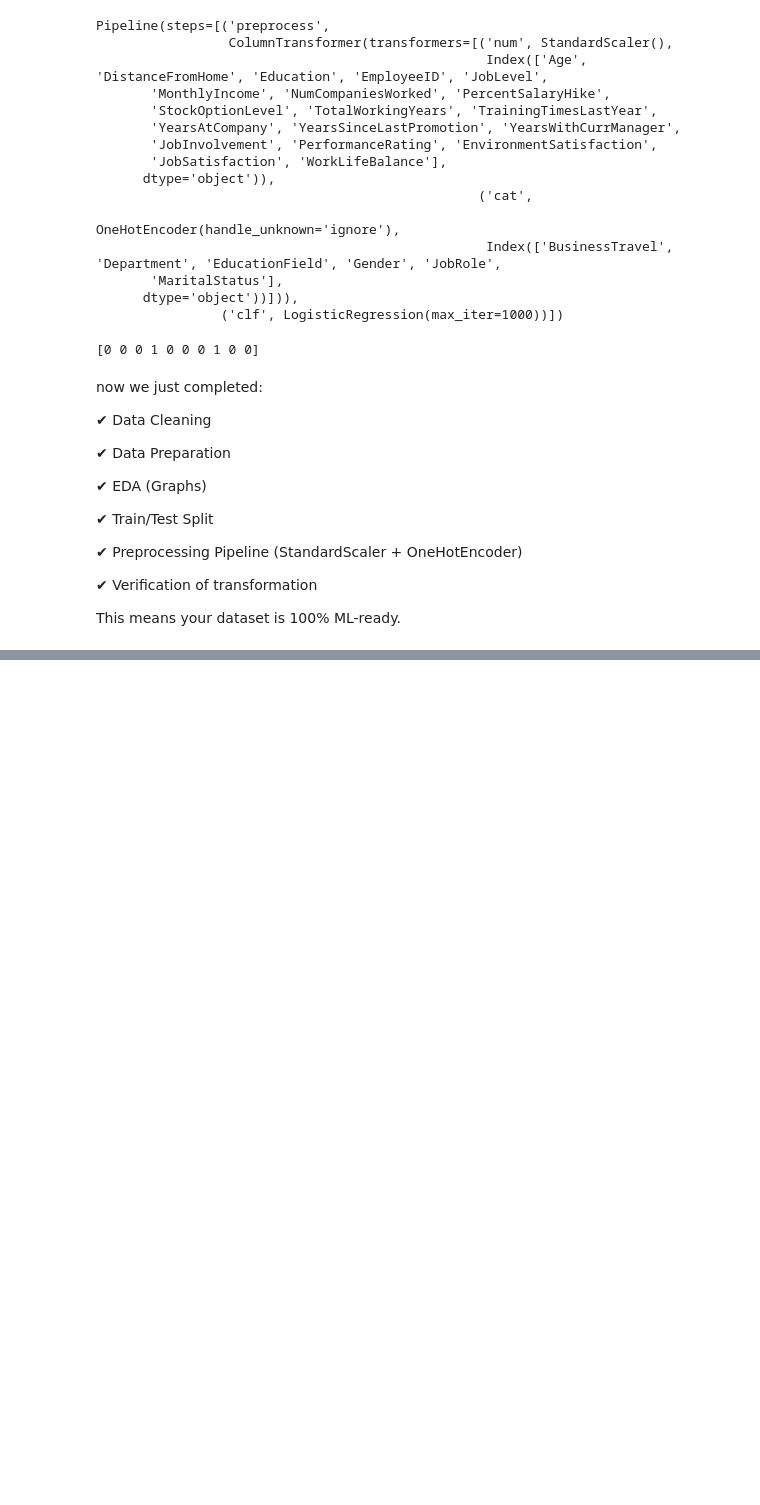
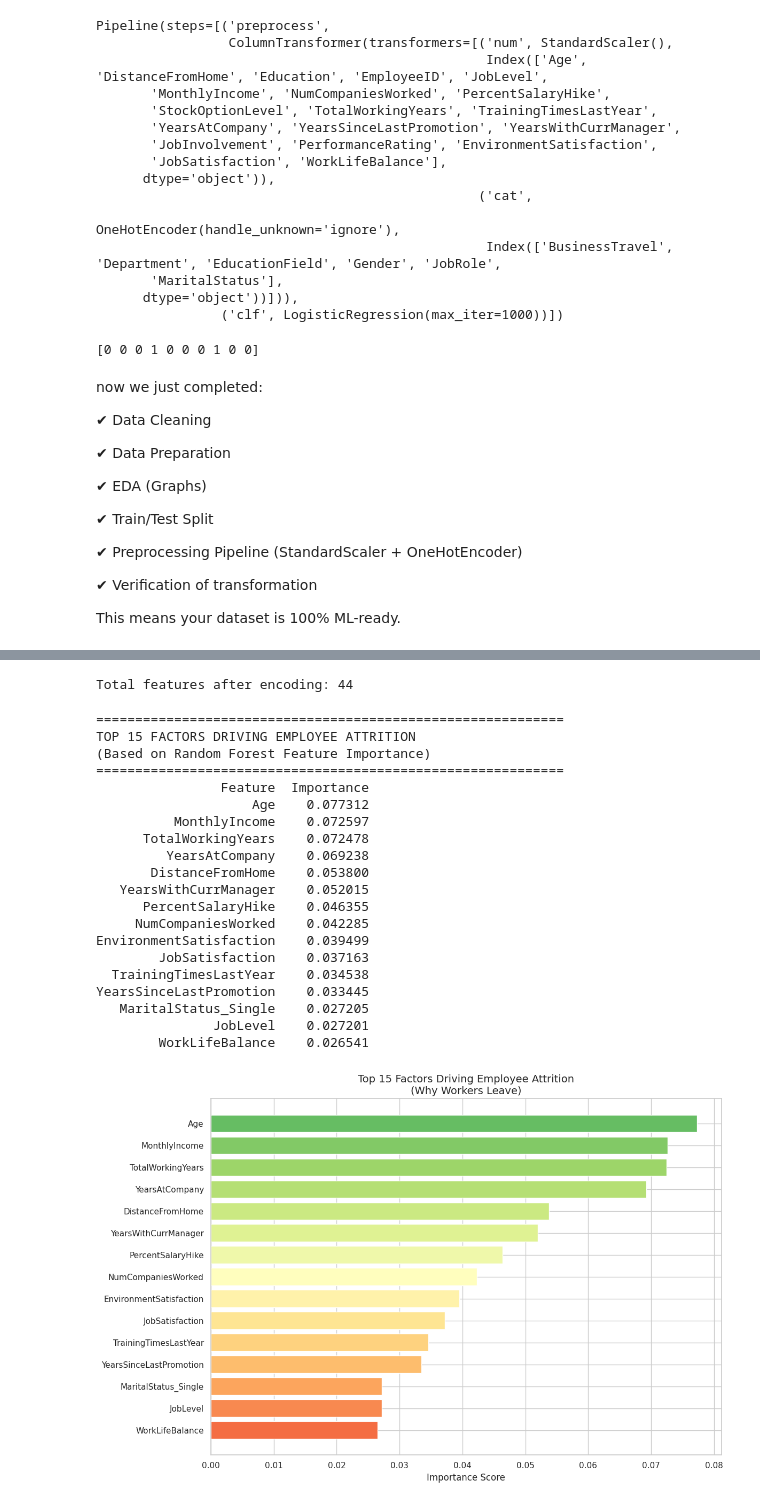
Before and after one commit to yanou16/ai_model, a Jupyter notebook: data_cleaning.ipynb, the cells around one changed output, grey strips where cells are left out. Saved outputs shown, nothing was run; the diff lists cells and outputs as text; code cells hidden in the pictures; blank space fills up the shorter version.

```diff
--- a/data_cleaning.ipynb
+++ b/data_cleaning.ipynb
@@ -429,0 +468,9 @@ now we just completed:
+# %%
+# Train-test split with stratification to maintain class balance
+X_train, X_test, y_train, y_test = train_test_split(
+    X, y, test_size=0.2, random_state=42, stratify=y
+)
+
+print(f"Training set: {X_train.shape[0]} samples")
+print(f"Test set: {X_test.shape[0]} samples")
+print(f"\nTraining target distribution:\n{y_train.value_counts()}")
@@ -429,0 +667,64 @@ now we just completed:
+# %%
+# Get feature names after preprocessing
+# Fit the preprocessor to get feature names
+preprocessor.fit(X_train)
+
+# Get all feature names (numeric + one-hot encoded categorical)
+numeric_features = list(num_cols)
+categorical_features = list(preprocessor.named_transformers_['cat'].get_feature_names_out(cat_cols))
+all_feature_names = numeric_features + categorical_features
+
+print(f"Total features after encoding: {len(all_feature_names)}")
+# %% [output]
+Total features after encoding: 44
+# %%
+# Extract feature importance from Random Forest (most reliable)
+rf_pipeline = results['Random Forest']['pipeline']
+rf_importances = rf_pipeline.named_steps['classifier'].feature_importances_
+
+# Create importance DataFrame
+importance_df = pd.DataFrame({
+    'Feature': all_feature_names,
+    'Importance': rf_importances
+}).sort_values('Importance', ascending=False)
+
+# Display top 15 most important features
+print("="*60)
+print("TOP 15 FACTORS DRIVING EMPLOYEE ATTRITION")
+print("(Based on Random Forest Feature Importance)")
+print("="*60)
+print(importance_df.head(15).to_string(index=False))
+
+# Visualize top 15 features
+plt.figure(figsize=(12, 8))
+top_15 = importance_df.head(15)
+colors = plt.cm.RdYlGn_r(np.linspace(0.2, 0.8, 15))
+plt.barh(range(len(top_15)), top_15['Importance'].values, color=colors)
+plt.yticks(range(len(top_15)), top_15['Feature'].values)
+plt.xlabel('Importance Score')
+plt.title('Top 15 Factors Driving Employee Attrition\n(Why Workers Leave)', fontsize=14)
+plt.gca().invert_yaxis()
+plt.tight_layout()
+plt.show()
+# %% [output]
+============================================================
+TOP 15 FACTORS DRIVING EMPLOYEE ATTRITION
+(Based on Random Forest Feature Importance)
+============================================================
+                Feature  Importance
+                    Age    0.077312
+          MonthlyIncome    0.072597
+      TotalWorkingYears    0.072478
+         YearsAtCompany    0.069238
+       DistanceFromHome    0.053800
+   YearsWithCurrManager    0.052015
+      PercentSalaryHike    0.046355
+     NumCompaniesWorked    0.042285
+EnvironmentSatisfaction    0.039499
+        JobSatisfaction    0.037163
+  TrainingTimesLastYear    0.034538
+YearsSinceLastPromotion    0.033445
+   MaritalStatus_Single    0.027205
+               JobLevel    0.027201
+        WorkLifeBalance    0.026541
+[figure, added]
```
Also changed, not shown: parts of 21 cells of this notebook, 3 other files.
